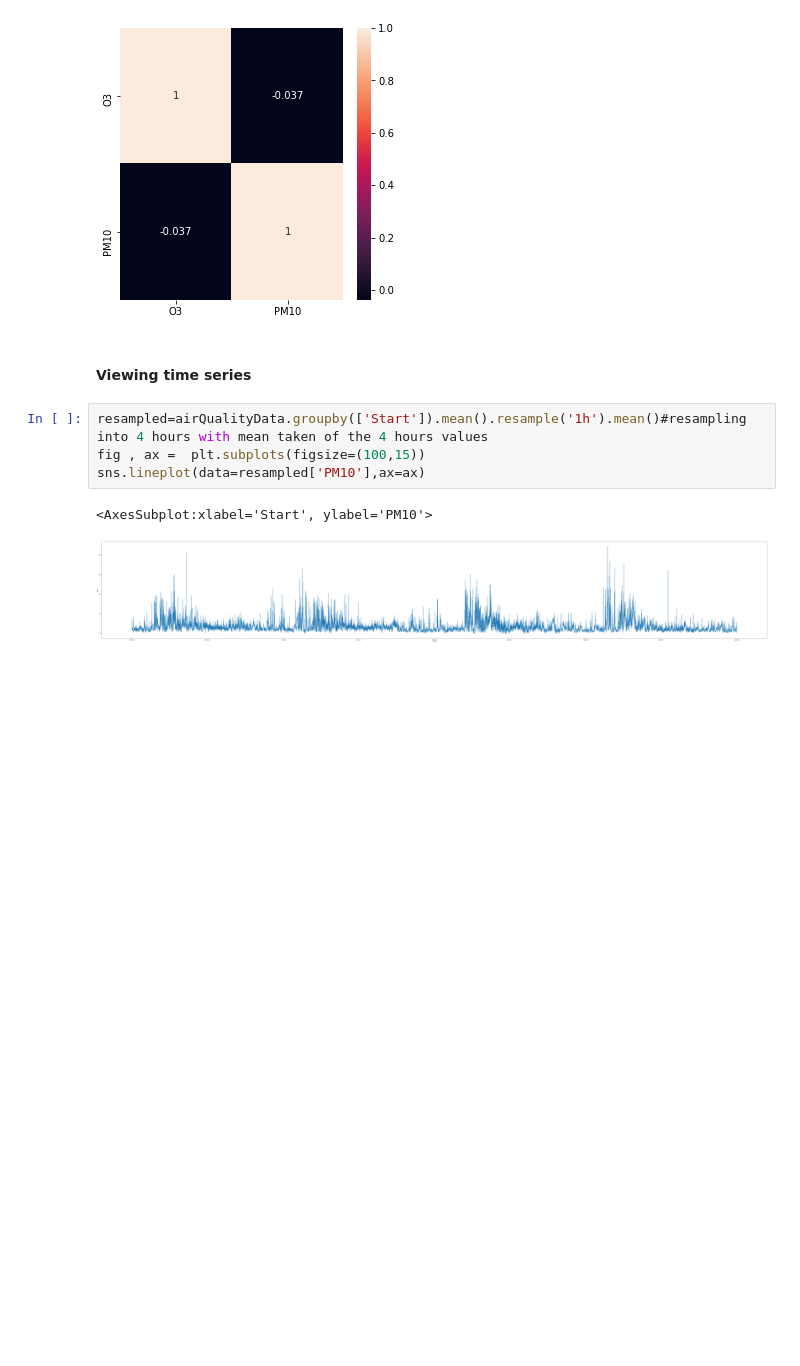
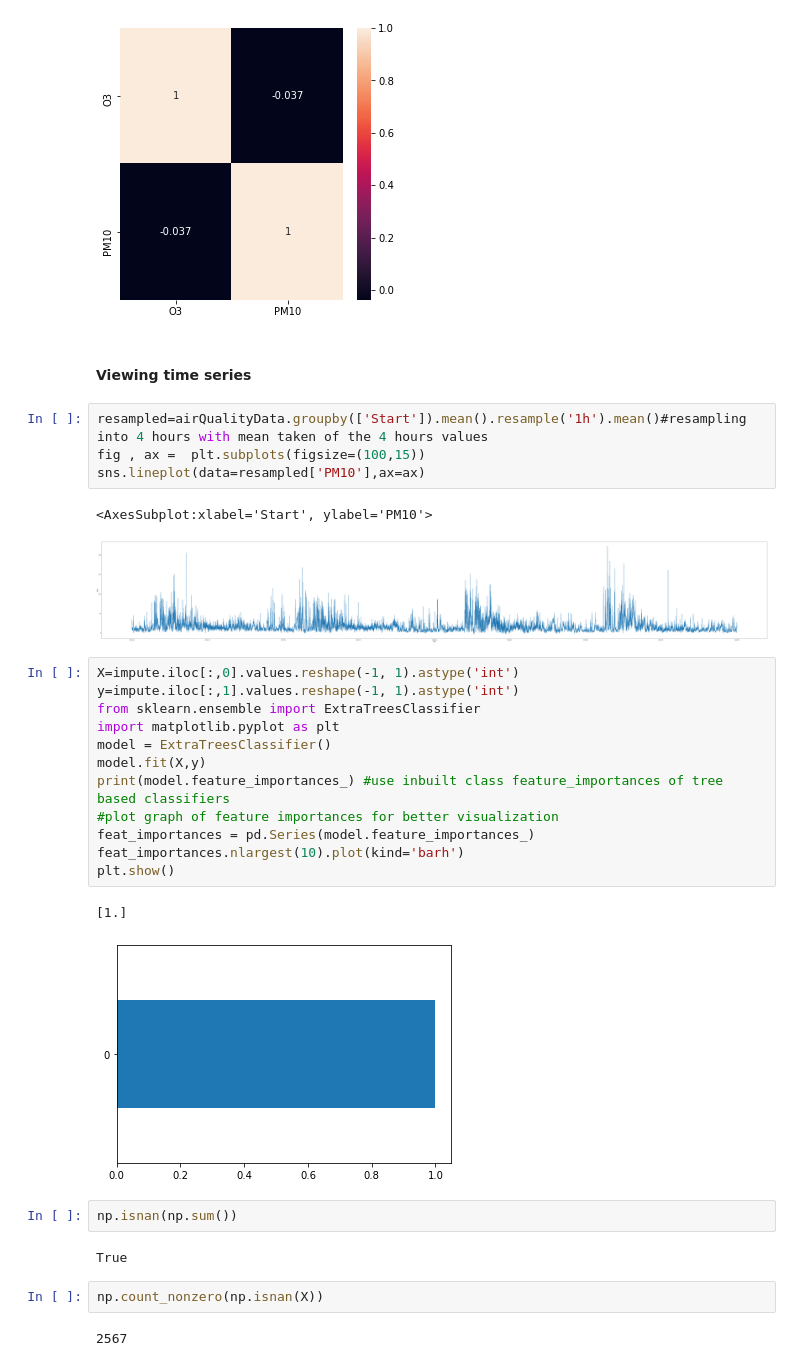
Before and after one commit to jadali17/Air-Quality-Prediction, a Jupyter notebook: feature-selection-o3.ipynb, the cells around one changed output. Drawn from its saved outputs; the diff is of its cells as text; blank space fills up the shorter version.

```diff
--- a/feature-selection-o3.ipynb
+++ b/feature-selection-o3.ipynb
@@ -78,3 +78,26 @@ sns.lineplot(data=resampled['PM10'],ax=ax)
 # %% [output]
 <AxesSubplot:xlabel='Start', ylabel='PM10'>
 [figure]
+# %%
+X=impute.iloc[:,0].values.reshape(-1, 1).astype('int')
+y=impute.iloc[:,1].values.reshape(-1, 1).astype('int')
+from sklearn.ensemble import ExtraTreesClassifier
+import matplotlib.pyplot as plt
+model = ExtraTreesClassifier()
+model.fit(X,y)
+print(model.feature_importances_) #use inbuilt class feature_importances of tree based classifiers
+#plot graph of feature importances for better visualization
+feat_importances = pd.Series(model.feature_importances_)
+feat_importances.nlargest(10).plot(kind='barh')
+plt.show()
+# %% [output]
+[1.]
+[figure, added]
+# %%
+np.isnan(np.sum())
+# %% [output]
+True
+# %%
+np.count_nonzero(np.isnan(X))
+# %% [output]
+2567
```
Also changed, not shown: 5 other files.
